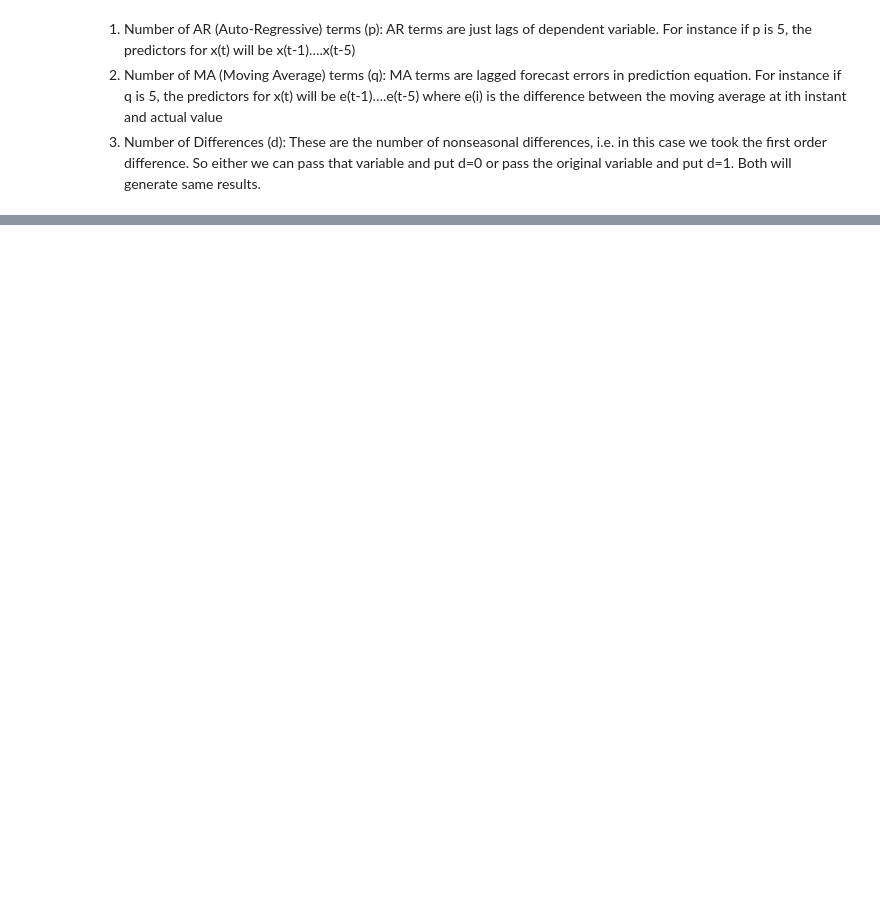
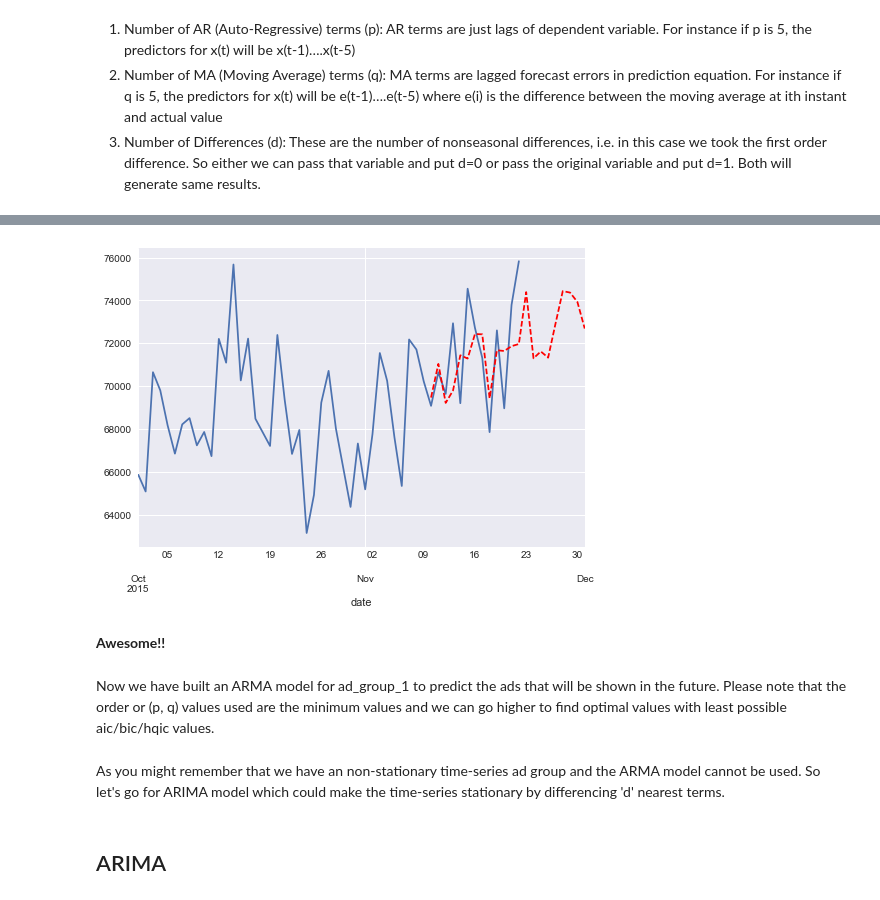
Before and after one commit to pappakrishnan/Ads-Analysis, a Jupyter notebook: Ads Analysis.ipynb, the cells around one changed output, grey strips where cells are left out. Saved outputs shown, nothing was run; the diff lists cells and outputs as text; code cells hidden in the pictures; blank space fills up the shorter version.

```diff
--- a/Ads Analysis.ipynb
+++ b/Ads Analysis.ipynb
@@ -1240,0 +1306,7 @@ ARMA_residuals.cov_params()
+# %%
+data = df_prediction.ix[df_prediction.ad == 'ad_group_1', 'shown'].copy(deep = True)
+data = data.resample('1D').first() # Raises an exception if the freq of the datetime series is None
+data = data.interpolate(axis = 0, limit = 2).dropna()
+
+ARMA_model = tsa.ARMA(data, order = (10, 0))
+ARMA_model = ARMA_model.fit(trend = 'nc')
@@ -1240,0 +1398,17 @@ ARMA_residuals.cov_params()
+# %%
+ARMA_predict = ARMA_model.predict('2015-11-10', '2015-12-01')
+# %%
+plt.figure()
+data.plot()
+ARMA_predict.plot(style = '--r')
+plt.show()
+# %% [output]
+[figure, added]
+# %% [markdown]
+<b> Awesome!!
+# %% [markdown]
+Now we have built an ARMA model for ad_group_1 to predict the ads that will be shown in the future. Please note that the order or (p, q) values used are the minimum values and we can go higher to find optimal values with least possible aic/bic/hqic values.
+# %% [markdown]
+As you might remember that we have an non-stationary time-series ad group and the ARMA model cannot be used. So let's go for ARIMA model which could make the time-series stationary by differencing 'd' nearest terms.
+# %% [markdown]
+## ARIMA
```
Also changed, not shown: parts of 65 cells of this notebook.
